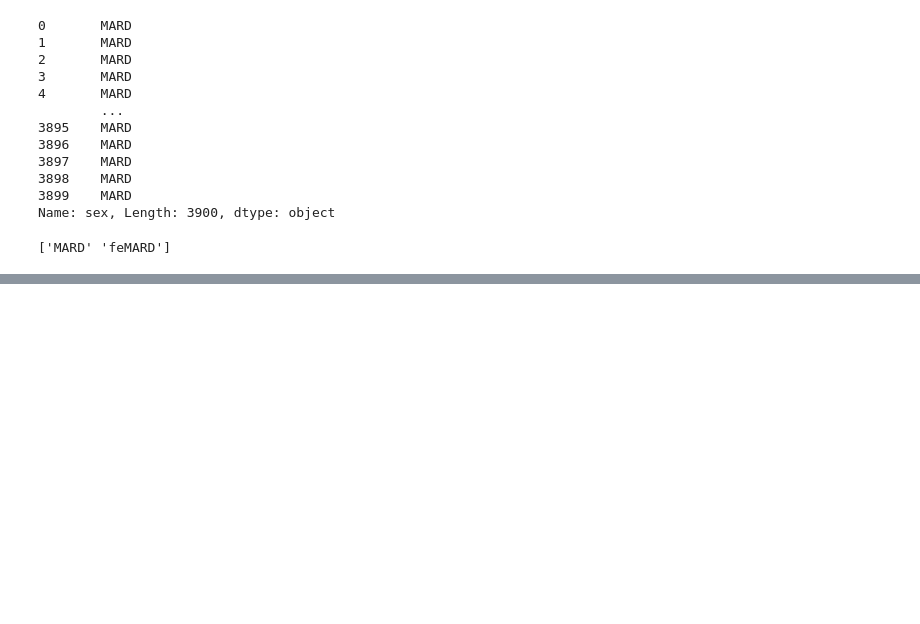
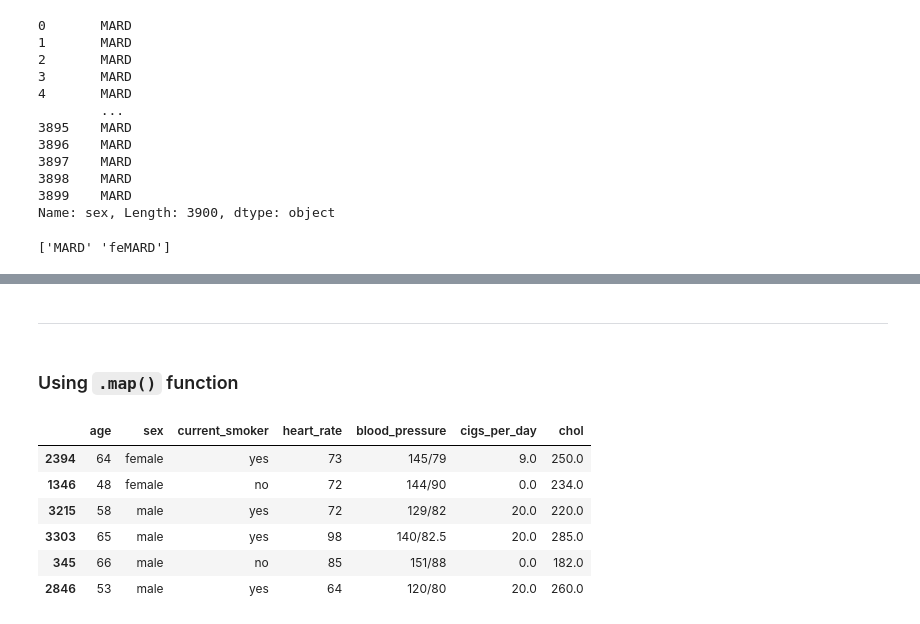
Before and after one commit to pradhans369/Python_and_Data_Science, a Jupyter notebook: 0 ML practice/18_5.ipynb, the cells around one changed output, grey strips where cells are left out. Saved outputs shown, nothing was run; the diff lists cells and outputs as text; code cells hidden in the pictures; blank space fills up the shorter version.

```diff
--- a/0 ML practice/18_5.ipynb
+++ b/0 ML practice/18_5.ipynb
@@ -181,0 +376,14 @@ Name: sex, dtype: object
+# %% [markdown]
+---
+# %% [markdown]
+### Using `.map()` function
+# %%
+df.sample(6)
+# %% [output]
+|  | age | sex | current_smoker | heart_rate | blood_pressure | cigs_per_day | chol |
+| 2394 | 64 | female | yes | 73 | 145/79 | 9.0 | 250.0 |
+| 1346 | 48 | female | no | 72 | 144/90 | 0.0 | 234.0 |
+| 3215 | 58 | male | yes | 72 | 129/82 | 20.0 | 220.0 |
+| 3303 | 65 | male | yes | 98 | 140/82.5 | 20.0 | 285.0 |
+| 345 | 66 | male | no | 85 | 151/88 | 0.0 | 182.0 |
+| 2846 | 53 | male | yes | 64 | 120/80 | 20.0 | 260.0 |
```
Also changed, not shown: parts of 24 cells of this notebook, 1 other file.
